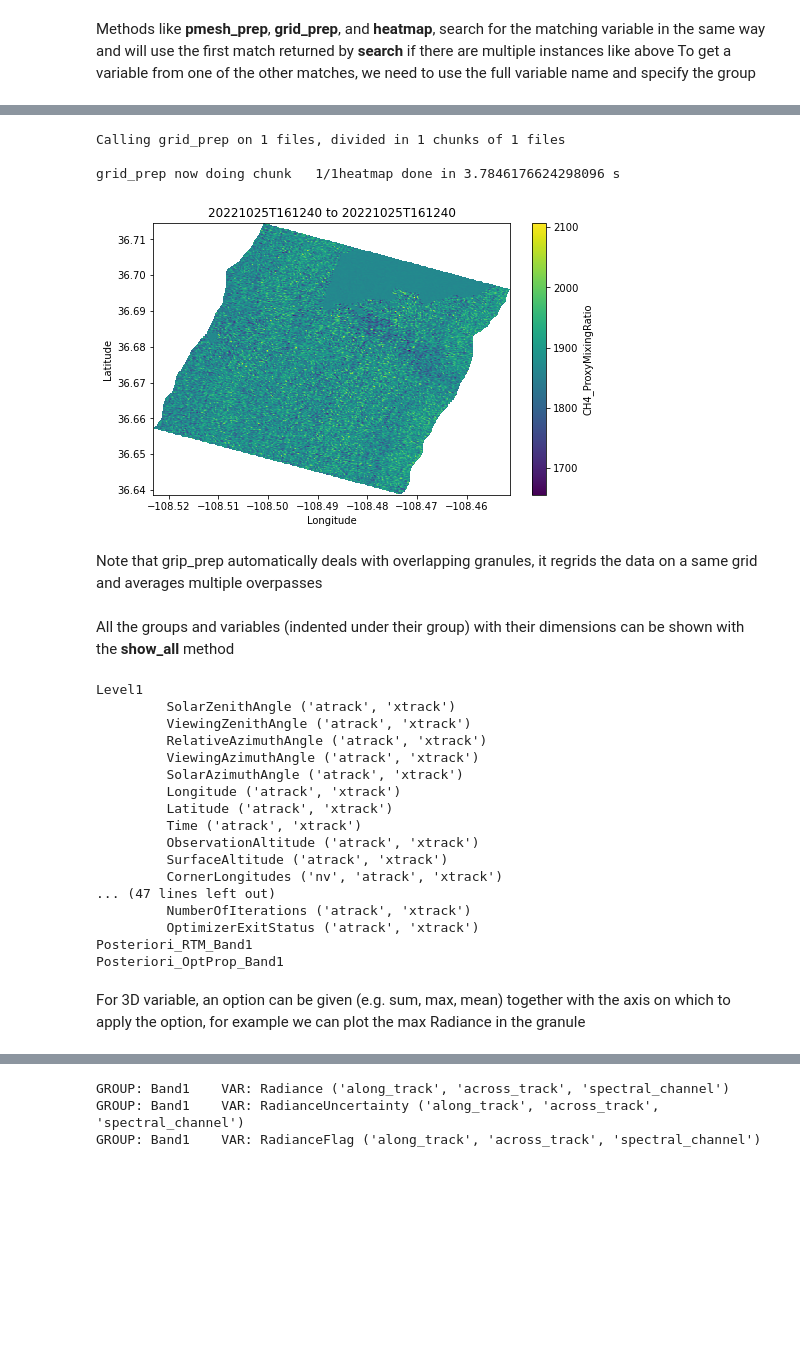
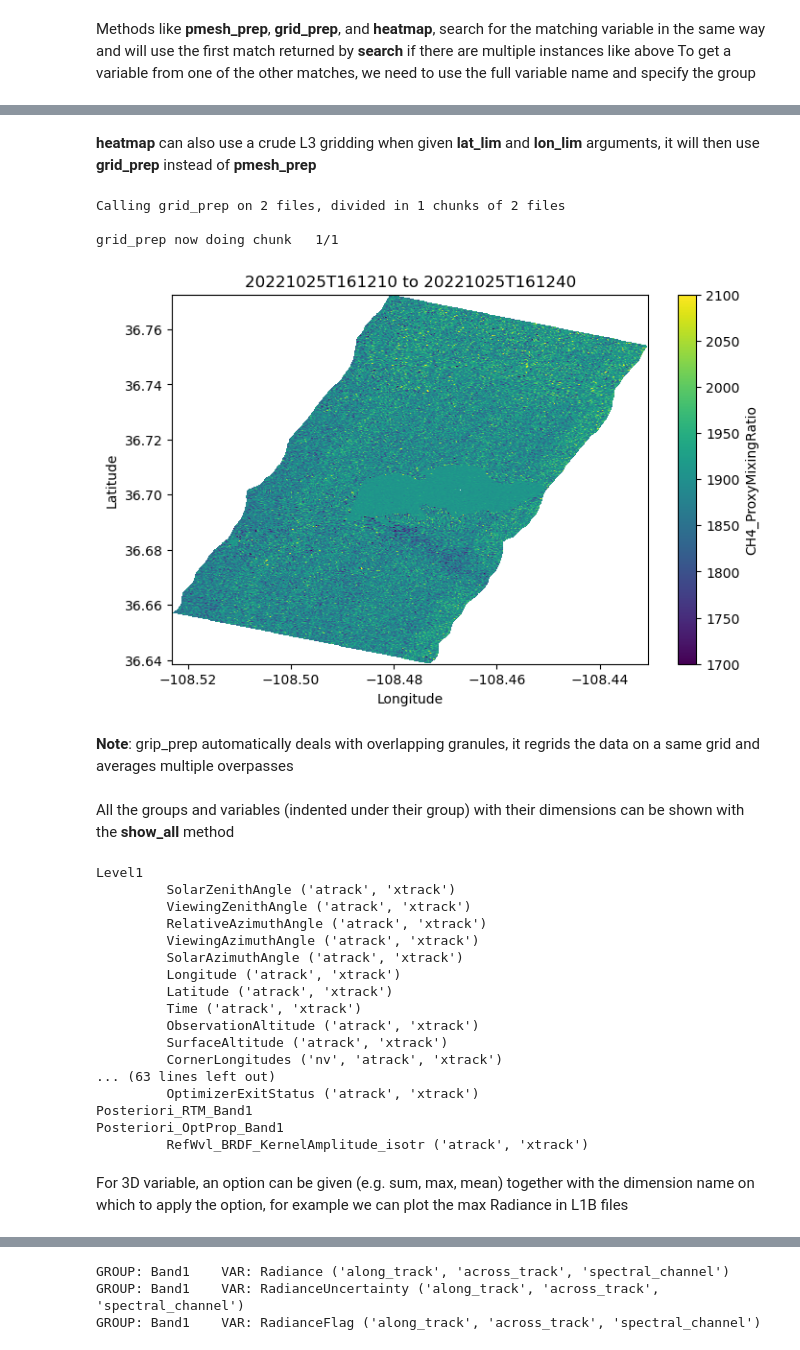
Before and after one commit to ekcomputer/msatutil, a Jupyter notebook: notebooks/msat_interface_example.ipynb, the cells around one changed output, grey strips where cells are left out. Saved outputs shown, nothing was run; the diff lists cells and outputs as text; code cells hidden in the pictures; blank space fills up the shorter version.

```diff
--- a/notebooks/msat_interface_example.ipynb
+++ b/notebooks/msat_interface_example.ipynb
@@ -27,5 +42,4 @@ l2.file_names
 # %% [markdown]
 There are many granules in this **msat_collection** object, we can get a subset of granules over a powerplant
 # %%
-pp = l2.subset(ids=[0])
-pp.file_names
+pp = l2.subset(ids=[0,1])
@@ -59,16 +102,18 @@ heatmap done in 0.07874846458435059 s
+# %% [markdown]
+**heatmap** can also use a crude L3 gridding when given **lat_lim** and **lon_lim** arguments, it will then use **grid_prep** instead of **pmesh_prep**
 # %%
 lon = pp.pmesh_prep('longitude').compute()
 lat = pp.pmesh_prep('latitude').compute()
 lon_lim = [np.nanmin(lon),np.nanmax(lon)]
 lat_lim = [np.nanmin(lat),np.nanmax(lat)]
-pp.heatmap('CH4_ProxyMixingRatio',grp='Posteriori_Profile',scale=1e9,lon_lim=lon_lim,lat_lim=lat_lim)
+pp.heatmap('CH4_ProxyMixingRatio',grp='Posteriori_Profile',scale=1e9,vminmax=[1700,2100],lon_lim=lon_lim,lat_lim=lat_lim)
 # %% [output]
-Calling grid_prep on 1 files, divided in 1 chunks of 1 files
+Calling grid_prep on 2 files, divided in 1 chunks of 2 files
 
-grid_prep now doing chunk   1/1heatmap done in 3.7846176624298096 s
+grid_prep now doing chunk   1/1
-[figure, old version]
+[figure, new version]
 # %% [markdown]
-Note that grip_prep automatically deals with overlapping granules, it regrids the data on a same grid and averages multiple overpasses
+**Note**: grip_prep automatically deals with overlapping granules, it regrids the data on a same grid and averages multiple overpasses
 # %% [markdown]
 All the groups and variables (indented under their group) with their dimensions can be shown with the **show_all** method
 # %%
@@ -86,11 +131,11 @@ Level1
          ObservationAltitude ('atrack', 'xtrack')
          SurfaceAltitude ('atrack', 'xtrack')
          CornerLongitudes ('nv', 'atrack', 'xtrack')
-... (47 lines left out)
-         NumberOfIterations ('atrack', 'xtrack')
+... (63 lines left out)
          OptimizerExitStatus ('atrack', 'xtrack')
 Posteriori_RTM_Band1
 Posteriori_OptProp_Band1
+         RefWvl_BRDF_KernelAmplitude_isotr ('atrack', 'xtrack')
 # %% [markdown]
-For 3D variable, an option can be given (e.g. sum, max, mean) together with the axis on which to apply the option, for example we can plot the max Radiance in the granule
+For 3D variable, an option can be given (e.g. sum, max, mean) together with the dimension name on which to apply the option, for example we can plot the max Radiance in L1B files
 # %%
```
Also changed, not shown: parts of 24 cells of this notebook, 2 other files.
